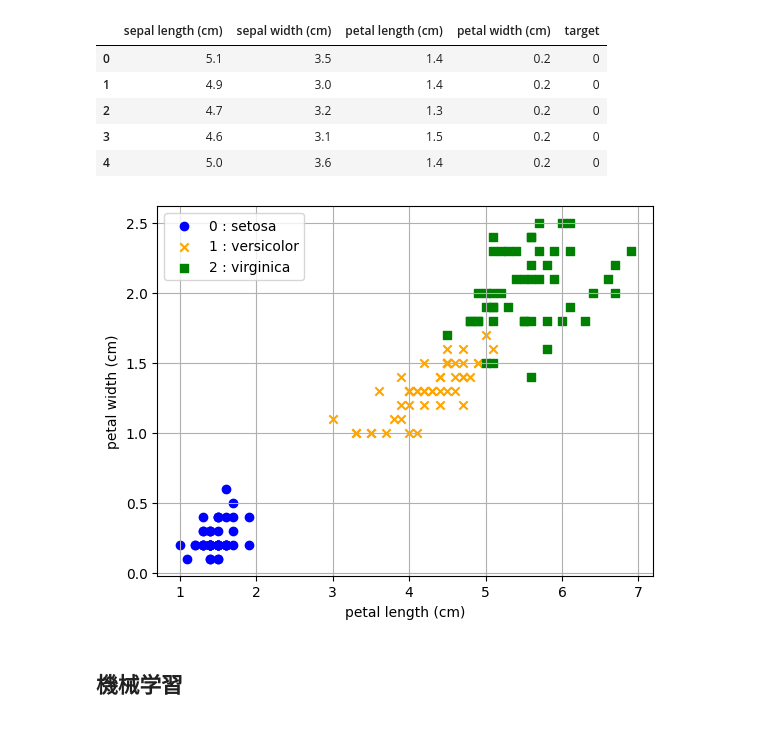
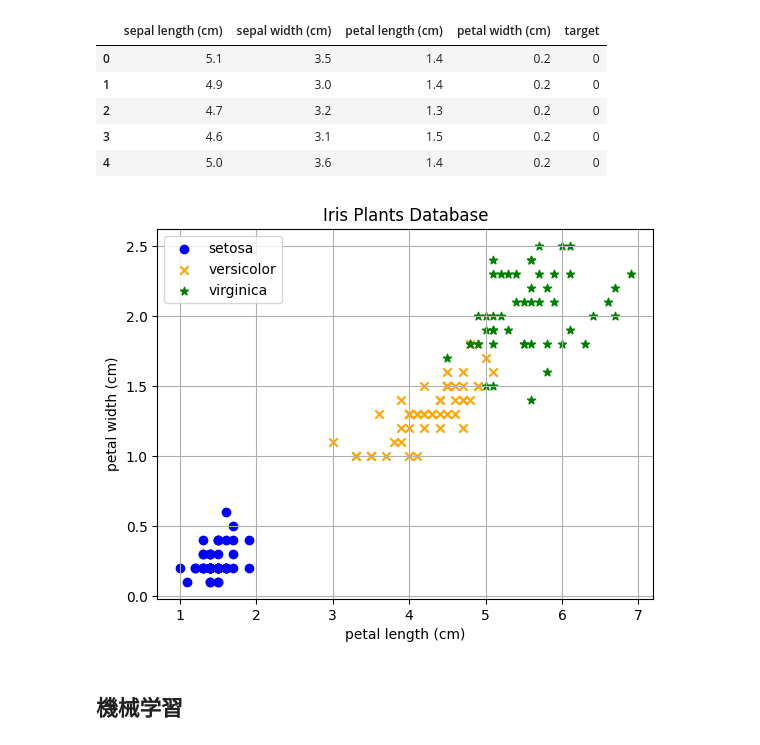
Before and after one commit to kzsk0/BasicPython, a Jupyter notebook: sklearn_quiz.ipynb, the cells around one changed output. Drawn from its saved outputs; the diff is of its cells as text; code cells hidden in the pictures.

```diff
--- a/sklearn_quiz.ipynb
+++ b/sklearn_quiz.ipynb
@@ -134,25 +134,26 @@ df_data_concat.head()
 # %%
 # 0 = setosa, 1 = versicolor, 2 = virginica
 df_0 = df_data_concat[df_data_concat["target"] == 0]
 df_1 = df_data_concat[df_data_concat["target"] == 1]
 df_2 = df_data_concat[df_data_concat["target"] == 2]
 
 # 散布図作成
-plt.scatter(df_0["petal length (cm)"], df_0["petal width (cm)"], label ="0 : setosa", marker ="o", color ="b")
-plt.scatter(df_1["petal length (cm)"], df_1["petal width (cm)"], label ="1 : versicolor", marker ="x", color ="orange")
-plt.scatter(df_2["petal length (cm)"], df_2["petal width (cm)"], label ="2 : virginica", marker ="s", color ="g")
+plt.scatter(df_0["petal length (cm)"], df_0["petal width (cm)"], label ="setosa", marker ="o", color ="b")
+plt.scatter(df_1["petal length (cm)"], df_1["petal width (cm)"], label ="versicolor", marker ="x", color ="orange")
+plt.scatter(df_2["petal length (cm)"], df_2["petal width (cm)"], label ="virginica", marker ="*", color ="g")
 plt.legend()
 
-# x軸、y軸
+# タイトル、x軸、y軸
+plt.title("Iris Plants Database")
 plt.xlabel("petal length (cm)")
 plt.ylabel("petal width (cm)")
 
 # グリッド線
 plt.grid(True)
 
 plt.show()
 # %% [output]
-[figure, old version]
+[figure, new version]
 # %% [markdown]
 ## 機械学習
 # %% [markdown]
```
Also changed, not shown: parts of 1 cell of this notebook.
